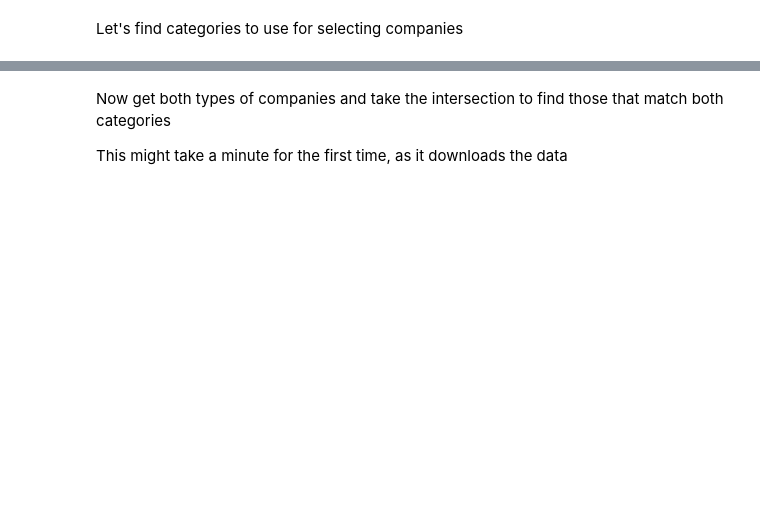
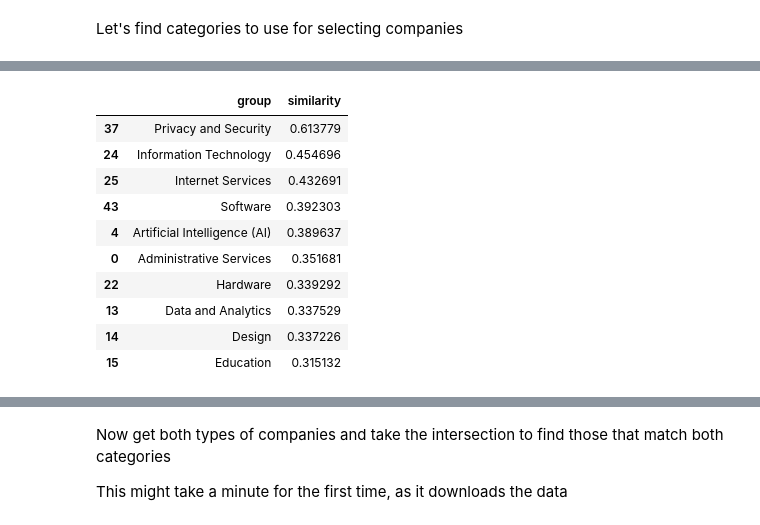
Before and after one commit to nestauk/discovery_mission_radar_prototyping, a Jupyter notebook: notebooks/searches/01_cybersec/cybersec_analysis_example.ipynb, the cells around one changed output, grey strips where cells are left out. Saved outputs shown, nothing was run; the diff lists cells and outputs as text; code cells hidden in the pictures; blank space fills up the shorter version.

```diff
--- a/notebooks/searches/01_cybersec/cybersec_analysis_example.ipynb
+++ b/notebooks/searches/01_cybersec/cybersec_analysis_example.ipynb
@@ -17,4 +20,5 @@ CB = crunchbase.CrunchbaseGetter()
 Let's find categories to use for selecting companies
 # %%
 # Categories for cybersec
-CB.find_similar_categories("cyber security", category_type="broad")
+CB.find_similar_categories("cyber security", category_type="broad", n_results=10)
+# %% [output]
@@ -21,3 +29,14 @@ CB.find_similar_categories("cyber security", category_type="broad")
+|  | group | similarity |
+| 37 | Privacy and Security | 0.613779 |
+| 24 | Information Technology | 0.454696 |
+| 25 | Internet Services | 0.432691 |
+| 43 | Software | 0.392303 |
+| 4 | Artificial Intelligence (AI) | 0.389637 |
+| 0 | Administrative Services | 0.351681 |
+| 22 | Hardware | 0.339292 |
+| 13 | Data and Analytics | 0.337529 |
+| 14 | Design | 0.337226 |
+| 15 | Education | 0.315132 |
 # %%
 # Categories for family and kids
 CB.find_similar_categories("family", category_type="narrow", n_results=15)
```
Also changed, not shown: parts of 14 cells of this notebook, 3 other files.
